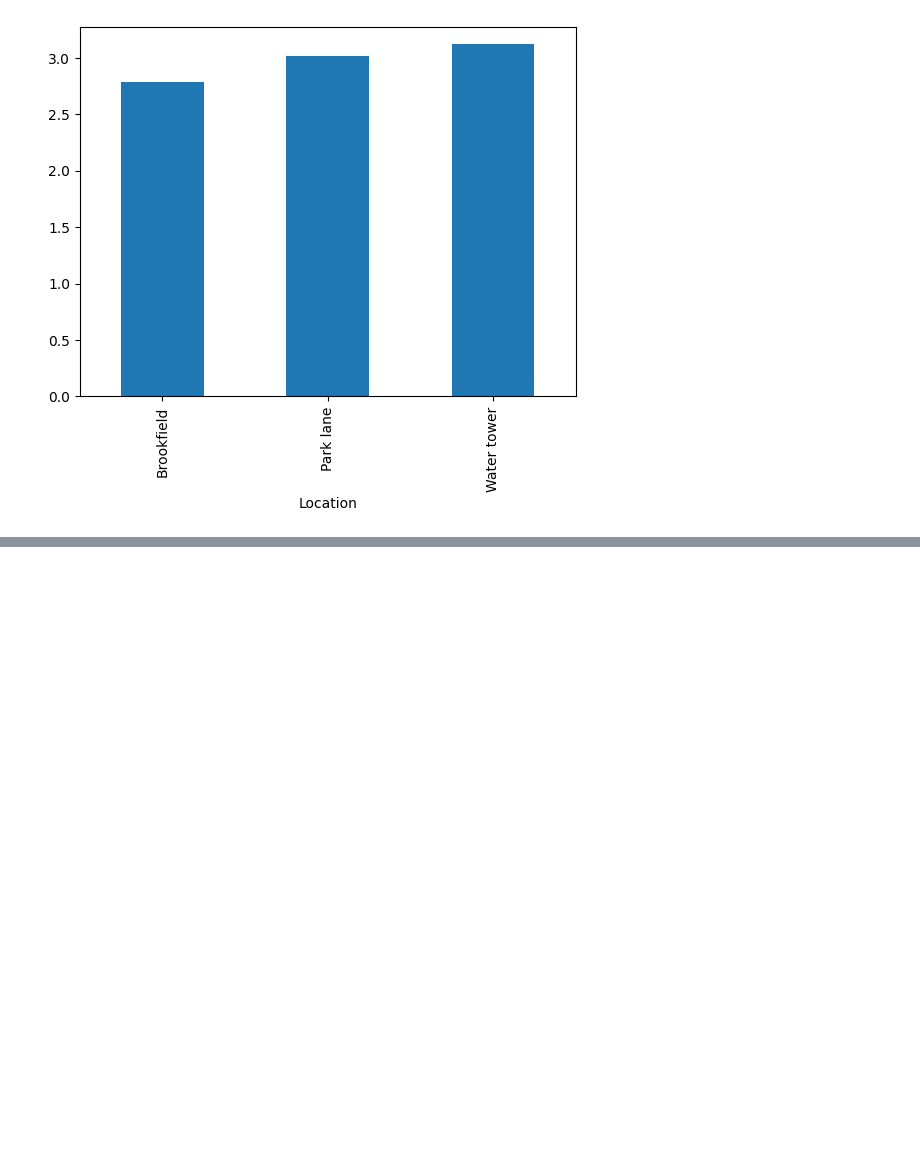
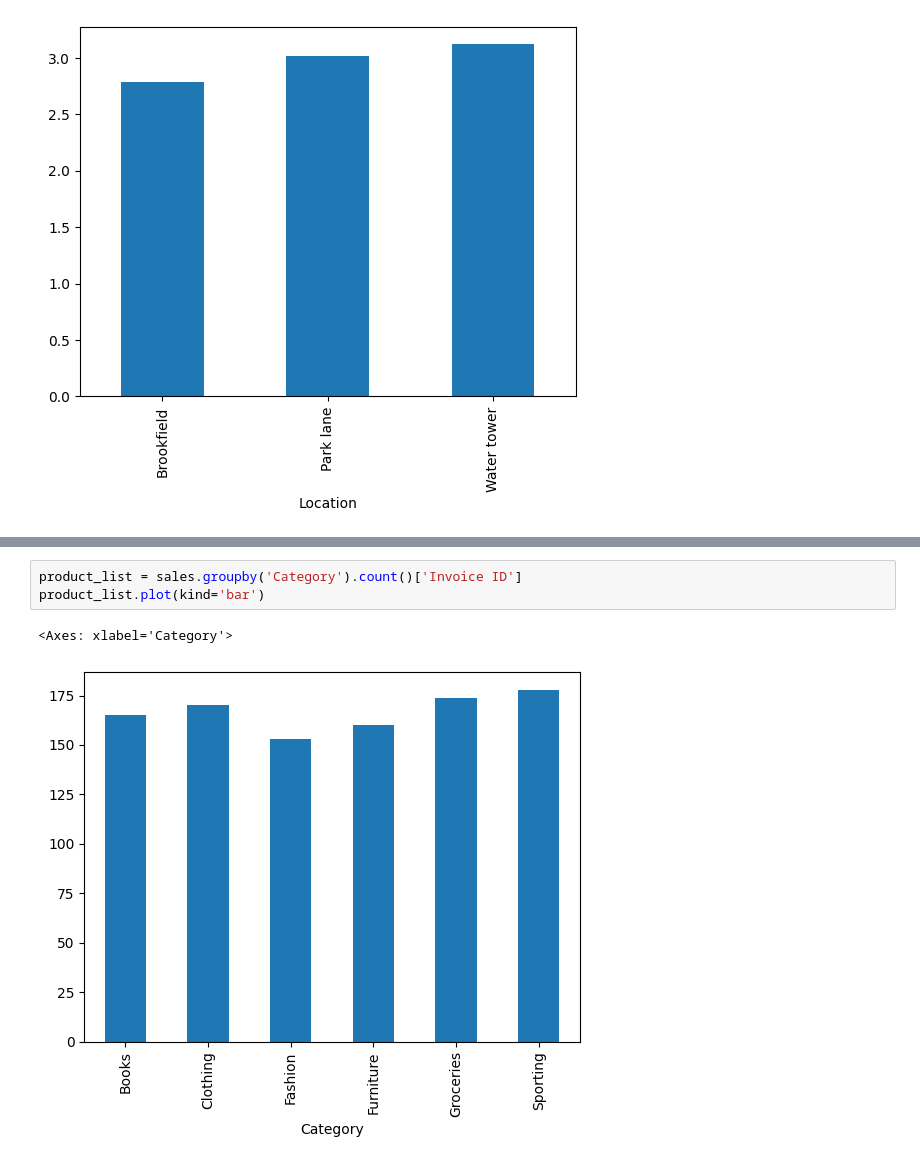
Before and after one commit to Ebin21/AI-ML, a Jupyter notebook: sales.ipynb, the cells around one changed output, grey strips where cells are left out. Drawn from its saved outputs; the diff is of its cells as text; blank space fills up the shorter version.

```diff
--- a/sales.ipynb
+++ b/sales.ipynb
@@ -285,0 +315,6 @@ rating.plot(kind='bar')
+# %%
+product_list = sales.groupby('Category').count()['Invoice ID']
+product_list.plot(kind='bar')
+# %% [output]
+<Axes: xlabel='Category'>
+[figure, added]
```
Also changed, not shown: parts of 10 cells of this notebook.
